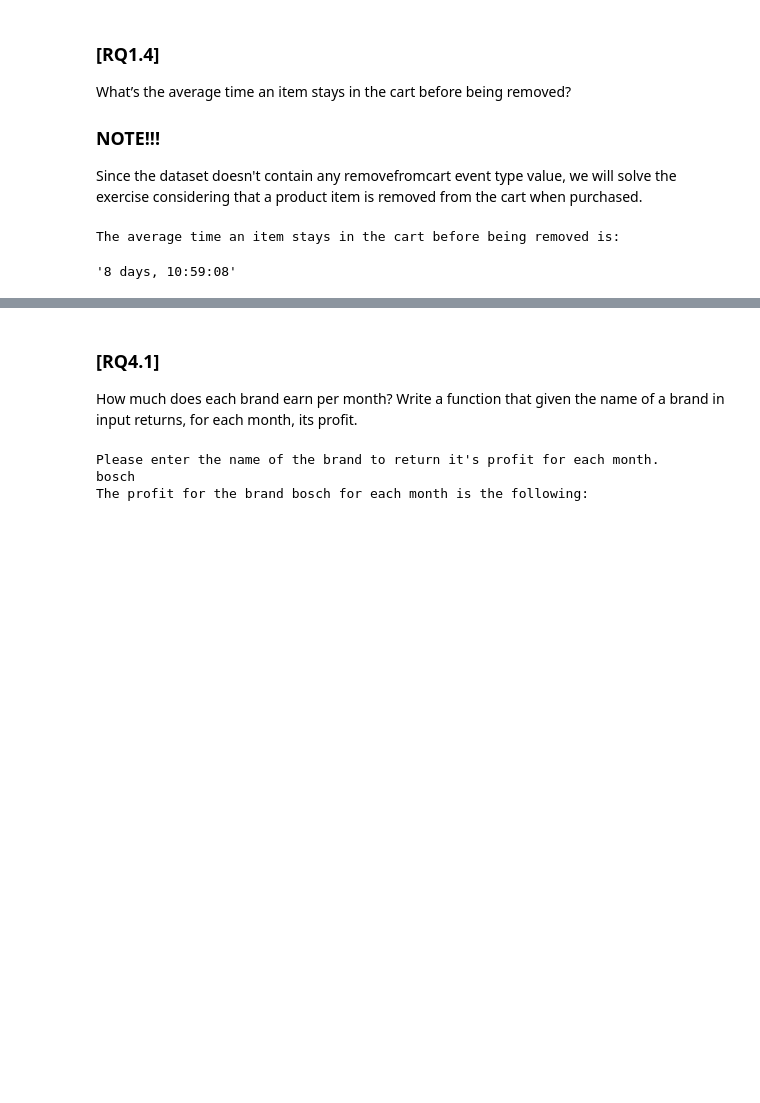
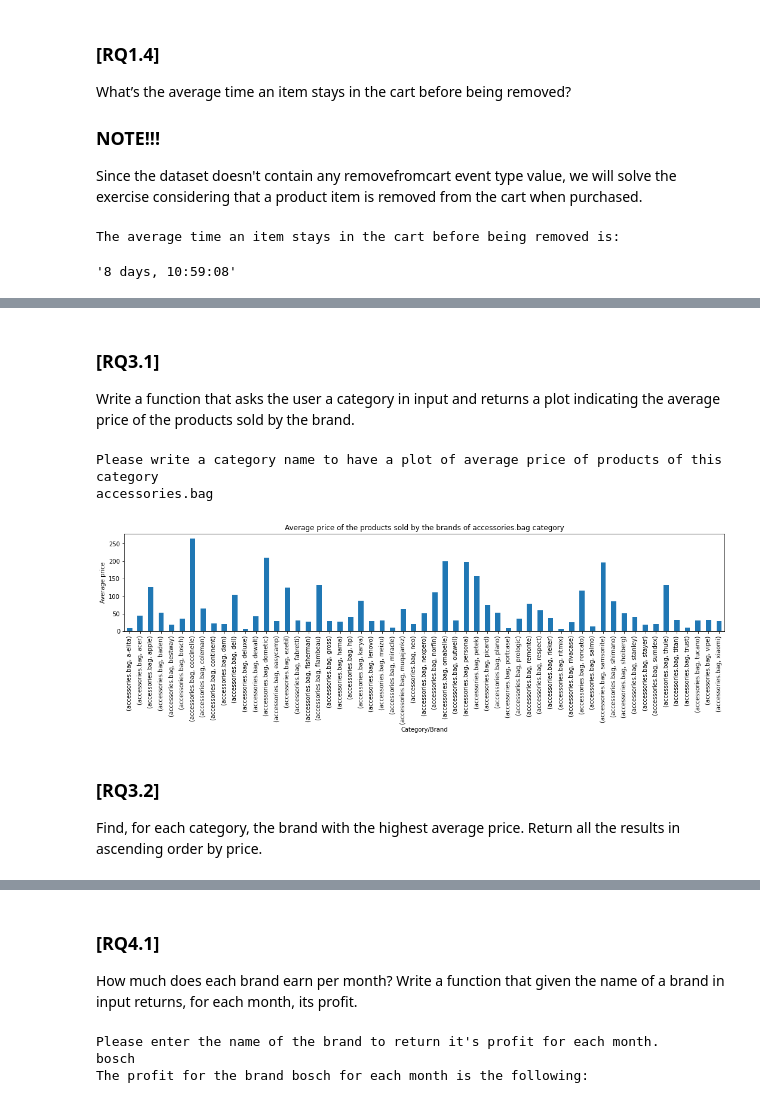
Before and after one commit to freebirdT/ADM_homework2, a Jupyter notebook: main.ipynb, the cells around one changed output, grey strips where cells are left out. Saved outputs shown, nothing was run; the diff lists cells and outputs as text; code cells hidden in the pictures; blank space fills up the shorter version.

```diff
--- a/main.ipynb
+++ b/main.ipynb
@@ -294,0 +652,44 @@ The average time an item stays in the cart before being removed is:
+# %% [markdown]
+### [RQ3.1]
+
+Write a function that asks the user a category in input and returns a plot indicating the average price of the products sold by the brand.
+# %%
+# Reclaiming the maximum amount of available memory
+gc.collect()
+
+# Taking the user input of category name (example: accessories.bag)
+if __name__ =='__main__':
+    print('Please write a category name to have a plot of average price of products of this category')
+    cat_cod=str(input())
+
+# Reclaiming the maximum amount of available memory
+gc.collect()
+
+# Eliminating null values of price
+not_null_prices=dataset[dataset.price.notnull()]
+
+# Reclaiming the maximum amount of available memory
+gc.collect()
+
+# Creating a new dataframe which has category_code entered by user, grouping by category_code and brand and taking the mean value
+avg_price_of_products_brands_category= not_null_prices[not_null_prices.category_code==cat_cod].groupby(['category_code', 'brand']).price.mean()
+
+# Plotting the average price of the products sold by the brand in user specified category
+plt.figure()
+avg_price_of_products_brands_category.plot.bar(figsize=(18,3))
+plt.title('Average price of the products sold by the brands of '+ cat_cod + ' category')
+plt.xlabel('Category/Brand')
+plt.ylabel('Average price')
+plt.show()
+
+# Delete variable to free RAM
+del not_null_prices
+del avg_price_of_products_brands_category
+# %% [output]
+Please write a category name to have a plot of average price of products of this category
+accessories.bag
+[figure, added]
+# %% [markdown]
+### [RQ3.2]
+
+Find, for each category, the brand with the highest average price. Return all the results in ascending order by price.
```
Also changed, not shown: parts of 45 cells of this notebook.
